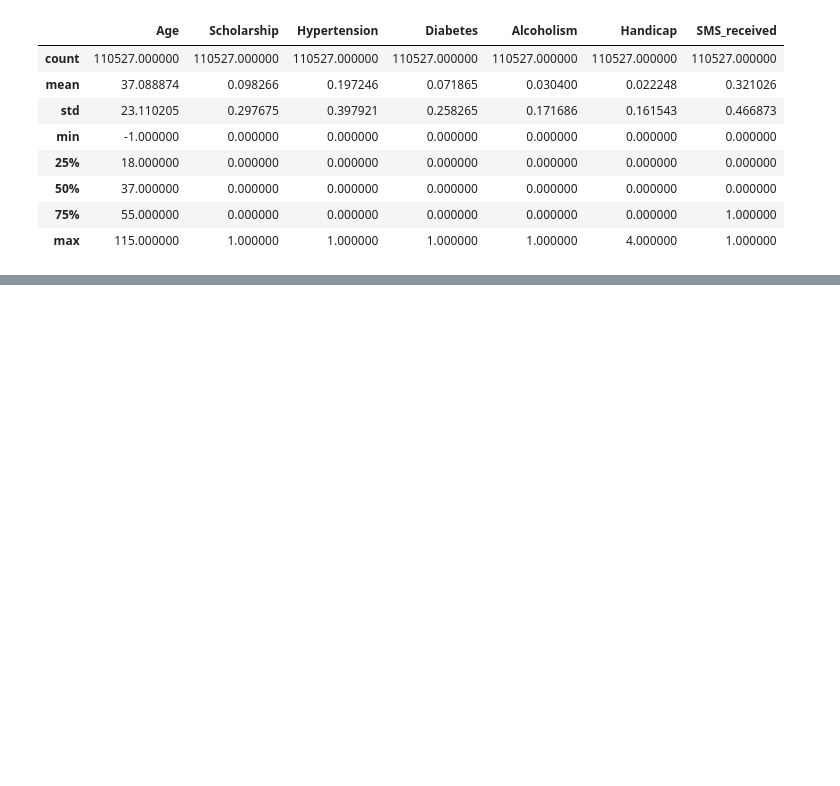
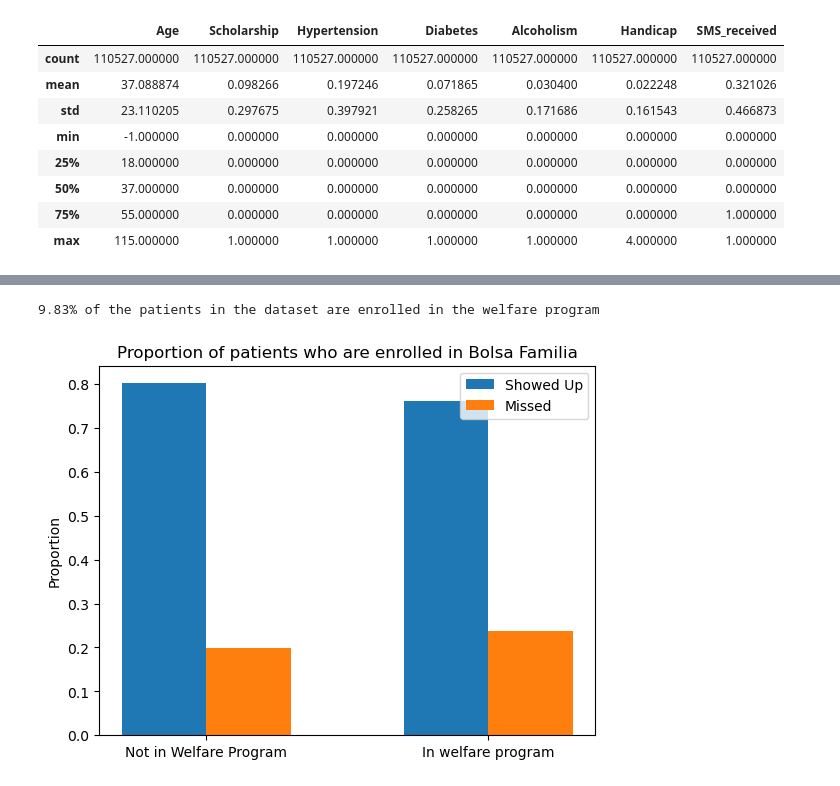
Before and after one commit to NajibAdan/UdacityxALX, a Jupyter notebook: Project_001/Investigate_a_Dataset.ipynb, the cells around one changed output, grey strips where cells are left out. Saved outputs shown, nothing was run; the diff lists cells and outputs as text; code cells hidden in the pictures; blank space fills up the shorter version.

```diff
--- a/Project_001/Investigate_a_Dataset.ipynb
+++ b/Project_001/Investigate_a_Dataset.ipynb
@@ -439,0 +147,3 @@ call(['python', '-m', 'nbconvert', 'Investigate_a_Dataset.ipynb'])
+# %%
+clean_data = df.copy()
+clean_data.to_csv('clean_appointment_data.csv', index=False)
@@ -439,0 +156,47 @@ call(['python', '-m', 'nbconvert', 'Investigate_a_Dataset.ipynb'])
+# %%
+showed = clean_data.query("NoShow == 'No'")
+missed = clean_data.query("NoShow == 'Yes'")
+# %%
+def calc_props(dataframe,column):
+    # Calculates the proportion of a certain feature
+    total = clean_data.groupby(column).count()
+    col = total.columns[0] # gets the first Columns
+    count = dataframe.groupby(column).count()[col]
+    return count / total[col]
+# %%
+def plot_props(props,legends,title,x_label=None,y_label='Proportion',labels=None):
+    # Plots a bar graph
+    ticks = np.arange(len(props[0]))
+    width = 0.3
+    interval = ticks - width/2
+    fig, ax = plt.subplots()
+    ret_ax = []
+    if len(props) ==1:
+        ax.bar(labels,props[0])
+    else:
+        for (prop,legend) in zip(props,legends):
+            ret_ax.append(ax.bar(interval,prop,width=width, label = legend))
+            interval = ticks + width/2
+    ax.set_ylabel(y_label)
+    ax.set_xlabel(x_label)
+    if labels!=None:
+        ax.set_xticks(ticks,labels)
+    ax.set_title(title)
+    if len(legends) > 1:
+        ax.legend()
+    ret_ax.append(ax)
+    return ret_ax
+# %%
+percentage = len(clean_data.query('Scholarship == 1')) * 100/len(clean_data)
+print("{:.2f}% of the patients in the dataset are enrolled in the welfare program".format(percentage))
+# %% [output]
+9.83% of the patients in the dataset are enrolled in the welfare program
+# %%
+legends = ['Showed Up','Missed']
+col = 'Scholarship'
+props = [calc_props(showed,col),calc_props(missed,col)]
+title = 'Proportion of patients who are enrolled in Bolsa Familia'
+labels = ['Not in Welfare Program','In welfare program']
+plot_props(props,legends,title,labels=labels);
+# %% [output]
+[figure, added]
```
Also changed, not shown: parts of 91 cells of this notebook, 3 other files.
